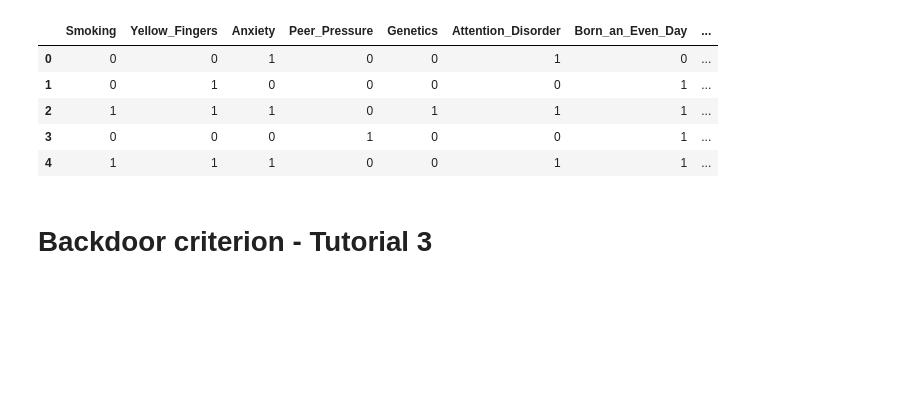
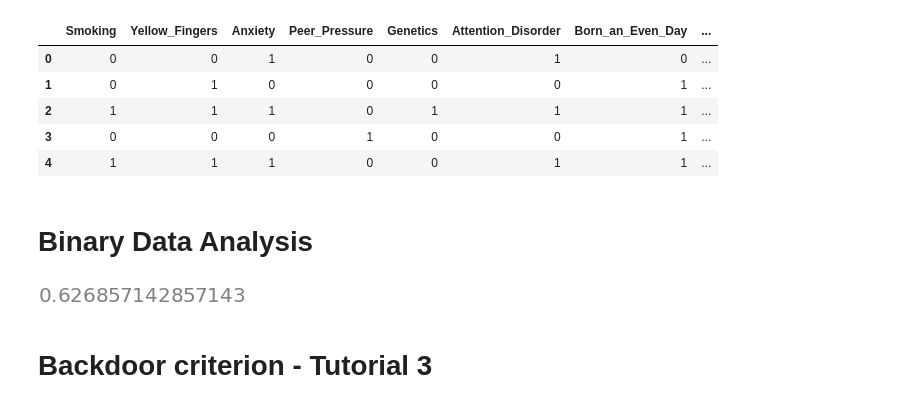
Before and after one commit to keerthybalan/CausalDS_LUCAS, a Jupyter notebook: EDA.ipynb, the cells around one changed output. Saved outputs shown, nothing was run; the diff lists cells and outputs as text; code cells hidden in the pictures; blank space fills up the shorter version.

```diff
--- a/EDA.ipynb
+++ b/EDA.ipynb
@@ -337,6 +382,14 @@ train.head()
 | 2 | 1 | 1 | 1 | 0 | 1 | 1 | 1 | ... |
 | 3 | 0 | 0 | 0 | 1 | 0 | 0 | 1 | ... |
 | 4 | 1 | 1 | 1 | 0 | 0 | 1 | 1 | ... |
+# %% [markdown]
+# Binary Data Analysis
+# %%
+import numpy as np
+from sklearn.metrics import jaccard_score
+jaccard_score(train['Coughing'], train['Car_Accident'])
+# %% [output]
+[figure, added]
 # %% [markdown]
 # Backdoor criterion  - Tutorial 3
 # %%
```
Also changed, not shown: parts of 10 cells of this notebook.
